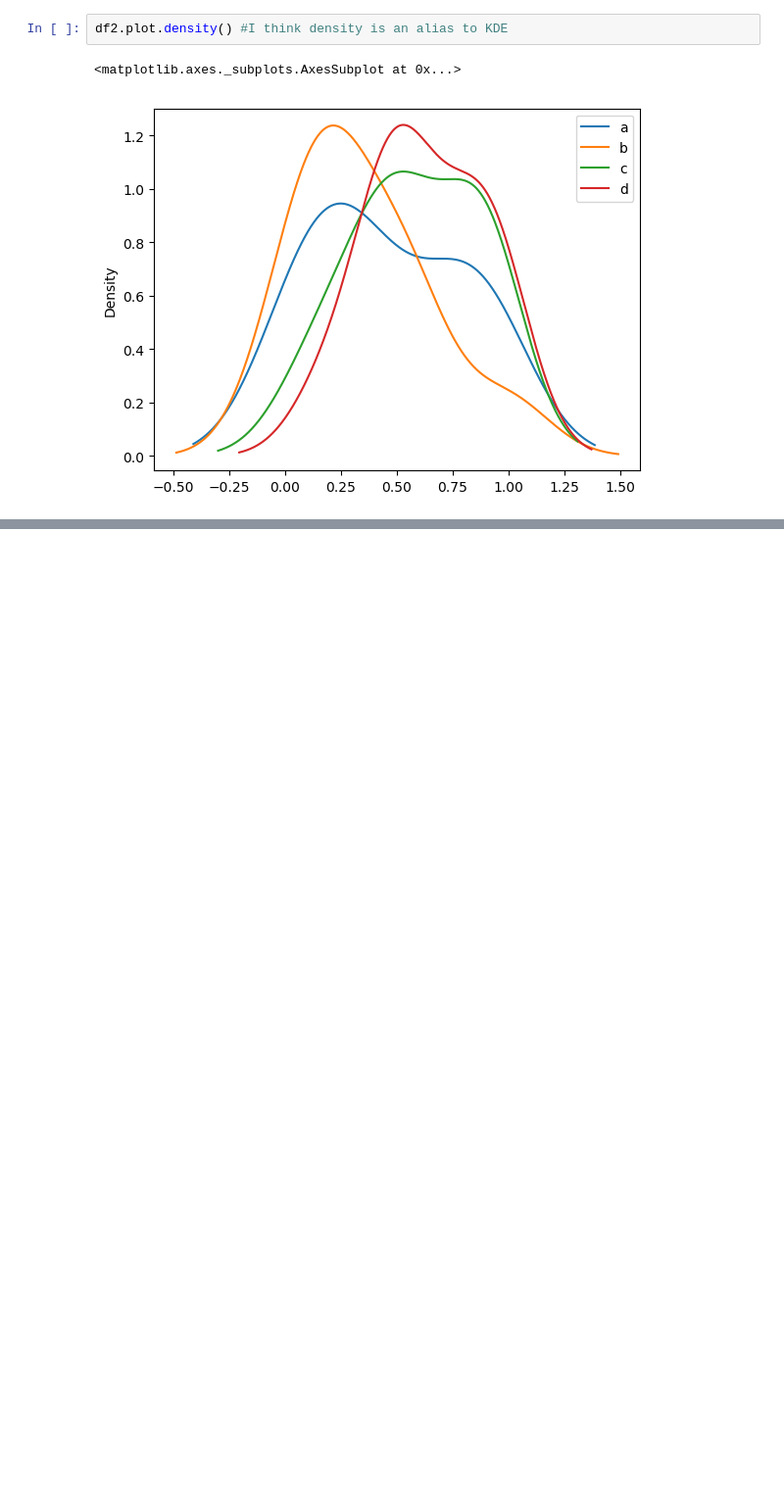
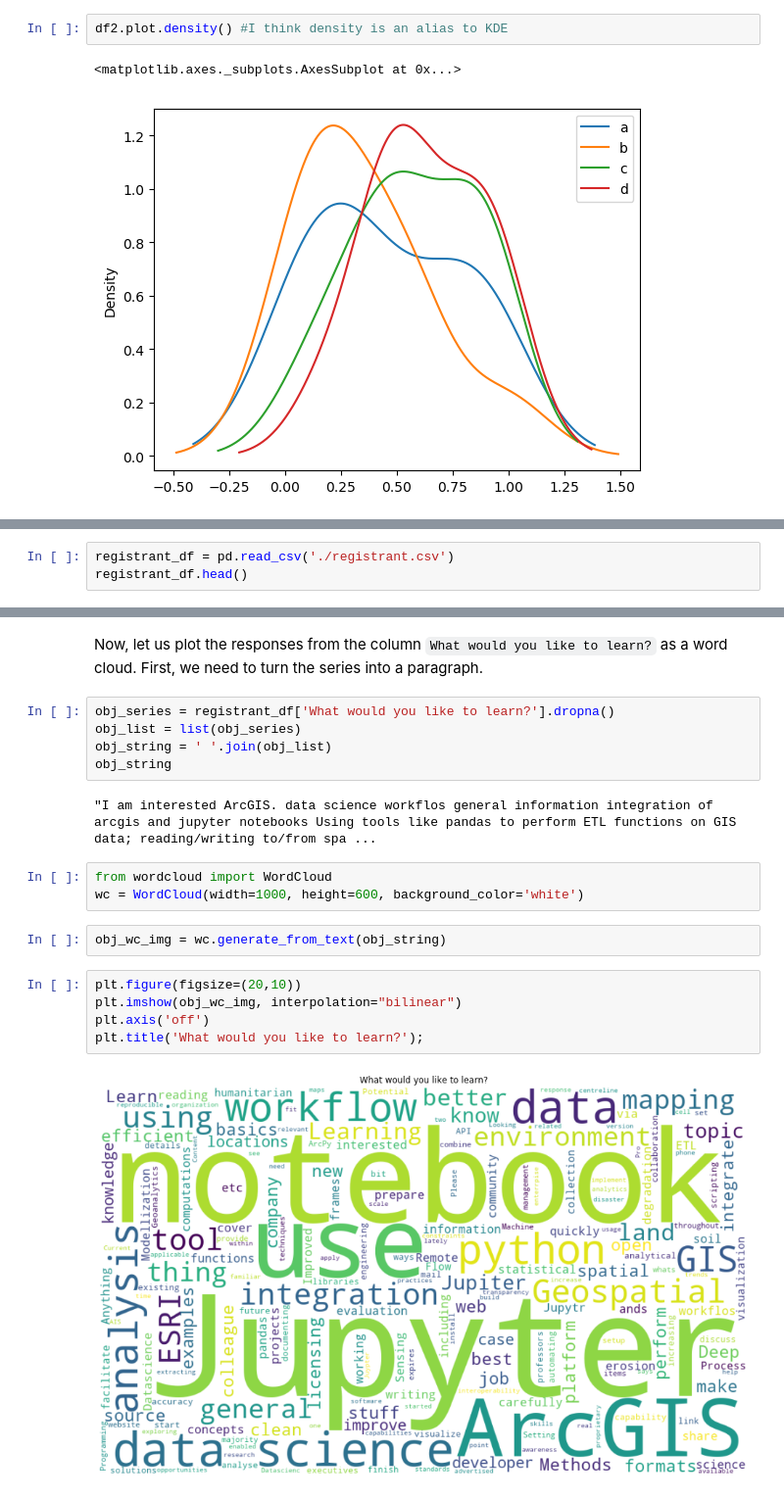
Before and after one commit to AtmaMani/atmamani.github.io, a Jupyter notebook: cheatsheets/pandas/pandas_data_viz_1/index.ipynb, the cells around one changed output, grey strips where cells are left out. Shown at 98% size. Drawn from its saved outputs; the diff is of its cells as text; blank space fills up the shorter version.

Commit message:
pandas datetime parsing and building wordclouds
Source commit: 0c01a31c00699ad98ac0d246d46db75d401cf1ea
Nikola version: 8.0.2

```diff
--- a/cheatsheets/pandas/pandas_data_viz_1/index.ipynb
+++ b/cheatsheets/pandas/pandas_data_viz_1/index.ipynb
@@ -150,0 +159,3 @@ df2.plot.density() #I think density is an alias to KDE
+# %%
+registrant_df = pd.read_csv('./registrant.csv')
+registrant_df.head()
@@ -150,0 +169,21 @@ df2.plot.density() #I think density is an alias to KDE
+# %% [markdown]
+Now, let us plot the responses from the column `What would you like to learn?` as a word cloud. First, we need to turn the series into a paragraph.
+# %%
+obj_series = registrant_df['What would you like to learn?'].dropna()
+obj_list = list(obj_series)
+obj_string = ' '.join(obj_list)
+obj_string
+# %% [output]
+"I am interested ArcGIS. data science workflos general information integration of arcgis and jupyter notebooks Using tools like pandas to perform ETL functions on GIS data; reading/writing to/from spa ...
+# %%
+from wordcloud import WordCloud
+wc = WordCloud(width=1000, height=600, background_color='white')
+# %%
+obj_wc_img = wc.generate_from_text(obj_string)
+# %%
+plt.figure(figsize=(20,10))
+plt.imshow(obj_wc_img, interpolation="bilinear")
+plt.axis('off')
+plt.title('What would you like to learn?');
+# %% [output]
+[figure, added]
```
Also changed, not shown: parts of 5 cells of this notebook, 2 other files.
